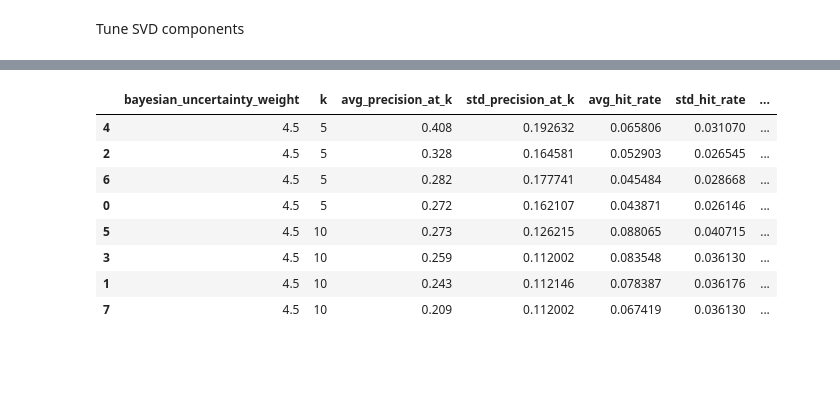
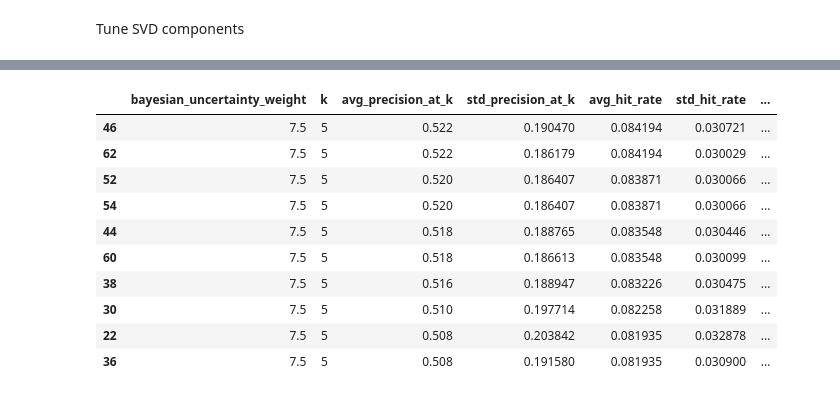
Before and after one commit to sidmetikala-dev/anirec_v2, a Jupyter notebook: notebooks/svd_params_tuning_20260615.ipynb, the cells around one changed output, grey strips where cells are left out. Saved outputs shown, nothing was run; the diff lists cells and outputs as text; code cells hidden in the pictures; blank space fills up the shorter version.

```diff
--- a/notebooks/svd_params_tuning_20260615.ipynb
+++ b/notebooks/svd_params_tuning_20260615.ipynb
@@ -138,13 +153 @@ svd_component_summary
 72 rows × 15 columns
-# %%
-svd_component_summary[svd_component_summary['n_feature'] == 500]
-# %% [output]
-|  | bayesian_uncertainty_weight | k | avg_precision_at_k | std_precision_at_k | avg_hit_rate | std_hit_rate | ... |
-| 4 | 4.5 | 5 | 0.408 | 0.192632 | 0.065806 | 0.031070 | ... |
-| 2 | 4.5 | 5 | 0.328 | 0.164581 | 0.052903 | 0.026545 | ... |
-| 6 | 4.5 | 5 | 0.282 | 0.177741 | 0.045484 | 0.028668 | ... |
-| 0 | 4.5 | 5 | 0.272 | 0.162107 | 0.043871 | 0.026146 | ... |
-| 5 | 4.5 | 10 | 0.273 | 0.126215 | 0.088065 | 0.040715 | ... |
-| 3 | 4.5 | 10 | 0.259 | 0.112002 | 0.083548 | 0.036130 | ... |
-| 1 | 4.5 | 10 | 0.243 | 0.112146 | 0.078387 | 0.036176 | ... |
-| 7 | 4.5 | 10 | 0.209 | 0.112002 | 0.067419 | 0.036130 | ... |
@@ -153,3 +154,17 @@ svd_component_summary
+# %%
+svd_component_summary.head(10)
+# %% [output]
+|  | bayesian_uncertainty_weight | k | avg_precision_at_k | std_precision_at_k | avg_hit_rate | std_hit_rate | ... |
+| 46 | 7.5 | 5 | 0.522 | 0.190470 | 0.084194 | 0.030721 | ... |
+| 62 | 7.5 | 5 | 0.522 | 0.186179 | 0.084194 | 0.030029 | ... |
+| 52 | 7.5 | 5 | 0.520 | 0.186407 | 0.083871 | 0.030066 | ... |
+| 54 | 7.5 | 5 | 0.520 | 0.186407 | 0.083871 | 0.030066 | ... |
+| 44 | 7.5 | 5 | 0.518 | 0.188765 | 0.083548 | 0.030446 | ... |
+| 60 | 7.5 | 5 | 0.518 | 0.186613 | 0.083548 | 0.030099 | ... |
+| 38 | 7.5 | 5 | 0.516 | 0.188947 | 0.083226 | 0.030475 | ... |
+| 30 | 7.5 | 5 | 0.510 | 0.197714 | 0.082258 | 0.031889 | ... |
+| 22 | 7.5 | 5 | 0.508 | 0.203842 | 0.081935 | 0.032878 | ... |
+| 36 | 7.5 | 5 | 0.508 | 0.191580 | 0.081935 | 0.030900 | ... |
 # %%
 best_svd_components = (
     svd_component_summary
```
Also changed, not shown: parts of 8 cells of this notebook, 12 other files.
